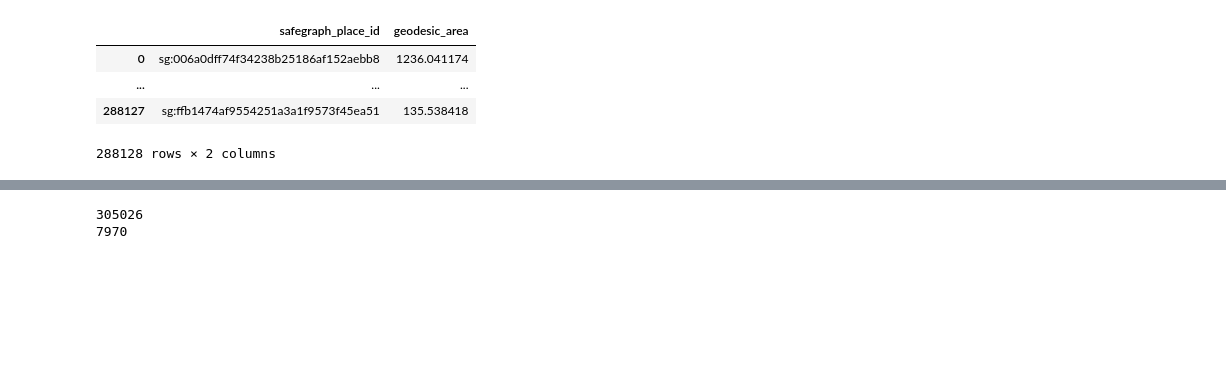
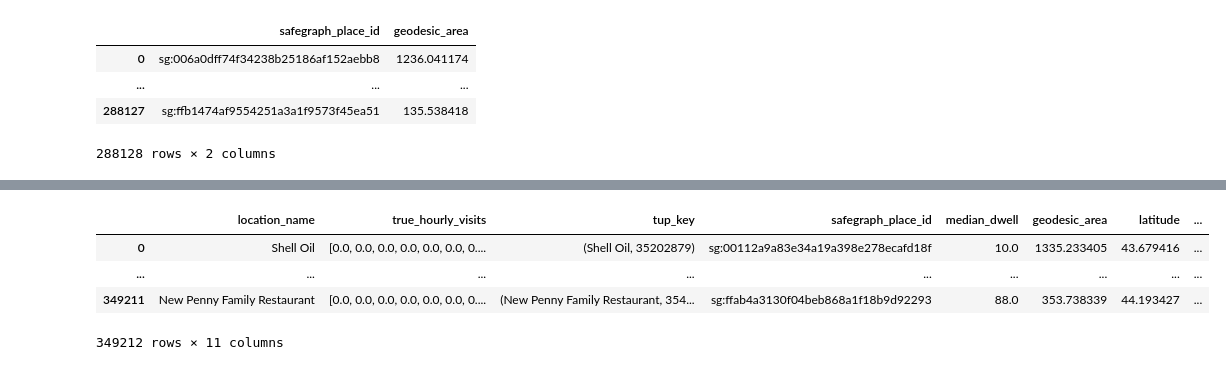
Before and after one commit to techGIAN/Risk-Based-Trip-Recommender, a Jupyter notebook: POI-Explorer.ipynb, the cells around one changed output, grey strips where cells are left out. Cells and saved outputs as stored; diff of their text form; code cells hidden in the pictures; blank space fills up the shorter version.

```diff
--- a/POI-Explorer.ipynb
+++ b/POI-Explorer.ipynb
@@ -374,3 +381,15 @@ poi_risk_df[['safegraph_place_id', 'geodesic_area']]
 | ... | ... | ... |
 | 288127 | sg:ffb1474af9554251a3a1f9573f45ea51 | 135.538418 |
 288128 rows × 2 columns
+# %%
+from utilityMethods import haversine_dist
+
+
+tmp = pd.merge(extrapolation_dwell_df, poi_risk_df[['safegraph_place_id', 'geodesic_area', 'latitude', 'longitude']], on='safegraph_place_id')
+tmp = pd.merge(tmp, patterns_df[['safegraph_place_id', 'bucketed_dwell_times']], on='safegraph_place_id')
+tmp = pd.merge(tmp, poi_risk_dataframe[['placekey', 'top_category','safegraph_place_id']], on='safegraph_place_id')
+
+print(len(tmp['top_category']))
+
+
+tmp
@@ -377,19 +403,27 @@ poi_risk_df[['safegraph_place_id', 'geodesic_area']]
+# %%
+tmp = tmp.drop(columns=['visits_by_each_hour',
+                        'poi_cbg', 'cum_sum',
+                        'ext_visitor_upper',
+                        'ext_visits_upper',
+                        'normalized_hourly_visits',
+                        'total_visits'])
+tmp
+# %% [output]
+|  | location_name | true_hourly_visits | tup_key | safegraph_place_id | median_dwell | geodesic_area | latitude | ... |
+| 0 | Shell Oil | [0.0, 0.0, 0.0, 0.0, 0.0, 0.0, 0.... | (Shell Oil, 35202879) | sg:00112a9a83e34a19a398e278ecafd18f | 10.0 | 1335.233405 | 43.679416 | ... |
+| ... | ... | ... | ... | ... | ... | ... | ... | ... |
+| 349211 | New Penny Family Restaurant | [0.0, 0.0, 0.0, 0.0, 0.0, 0.0, 0.... | (New Penny Family Restaurant, 354... | sg:ffab4a3130f04beb868a1f18b9d92293 | 88.0 | 353.738339 | 44.193427 | ... |
+349212 rows × 11 columns
 # %%
-tmp = pd.merge(extrapolation_dwell_df, poi_risk_df[['safegraph_place_id', 'geodesic_area', 'latitude', 'longitude']], on='safegraph_place_id')
-tmp = pd.merge(tmp, patterns_df[['safegraph_place_id', 'bucketed_dwell_times']], on='safegraph_place_id')
+bound_1 = [43.822708, -80.044187]
+bound_2 = [43.492981, -78.674769]
 
-bound_1 = [43.822708, -80.044187]
-bound_2 = [43.768655, -78.674769]
-
-print(len(tmp))
 tmp = tmp[tmp['latitude'] <= bound_1[0]][tmp['latitude'] >= bound_2[0]]
 tmp = tmp[tmp['longitude'] >= bound_1[1]][tmp['longitude'] <= bound_2[1]]
 tmp.reset_index(drop=True, inplace=True)
-print(len(tmp))
 
-tmp.to_csv("tmp_file_for_risk_processing.csv")
+tmp = tmp.drop_duplicates(subset=['placekey'])
+
+tmp.to_csv("tmp_file_for_risk_processing.csv", index=False)
 
 # This file would be used in POI_risk_calculator.ipynb for further processing of risk
-# %% [output]
-305026
-7970
```
Also changed, not shown: parts of 2 cells of this notebook, 17 other files.
